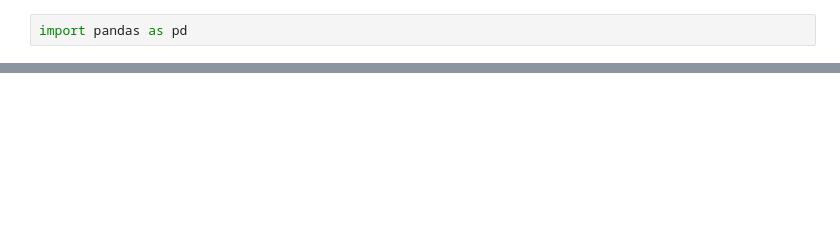
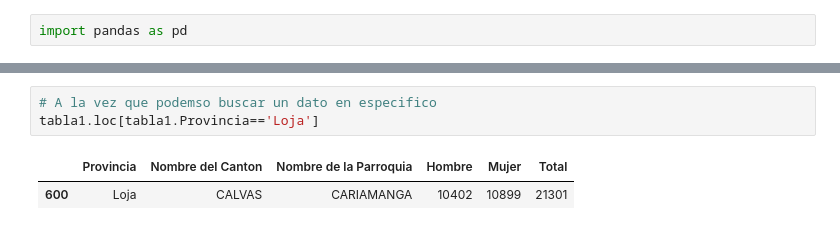
Before and after one commit to programacion-taw-utpl-001/trabajo-final-primer-bimestre-final-012, a Jupyter notebook: proyecto final/Untitled1.ipynb, the cells around one changed output, grey strips where cells are left out. Drawn from its saved outputs; the diff is of its cells as text; blank space fills up the shorter version.

```diff
--- a/proyecto final/Untitled.ipynb
+++ b/proyecto final/Untitled1.ipynb
@@ -24,0 +58,6 @@ datos
+# %%
+# A la vez que podemso buscar un dato en especifico
+tabla1.loc[tabla1.Provincia=='Loja']
+# %% [output]
+|  | Provincia | Nombre del Canton | Nombre de la Parroquia | Hombre | Mujer | Total |
+| 600 | Loja | CALVAS | CARIAMANGA | 10402 | 10899 | 21301 |
```
Also changed, not shown: parts of 5 cells of this notebook, 3 other files.
